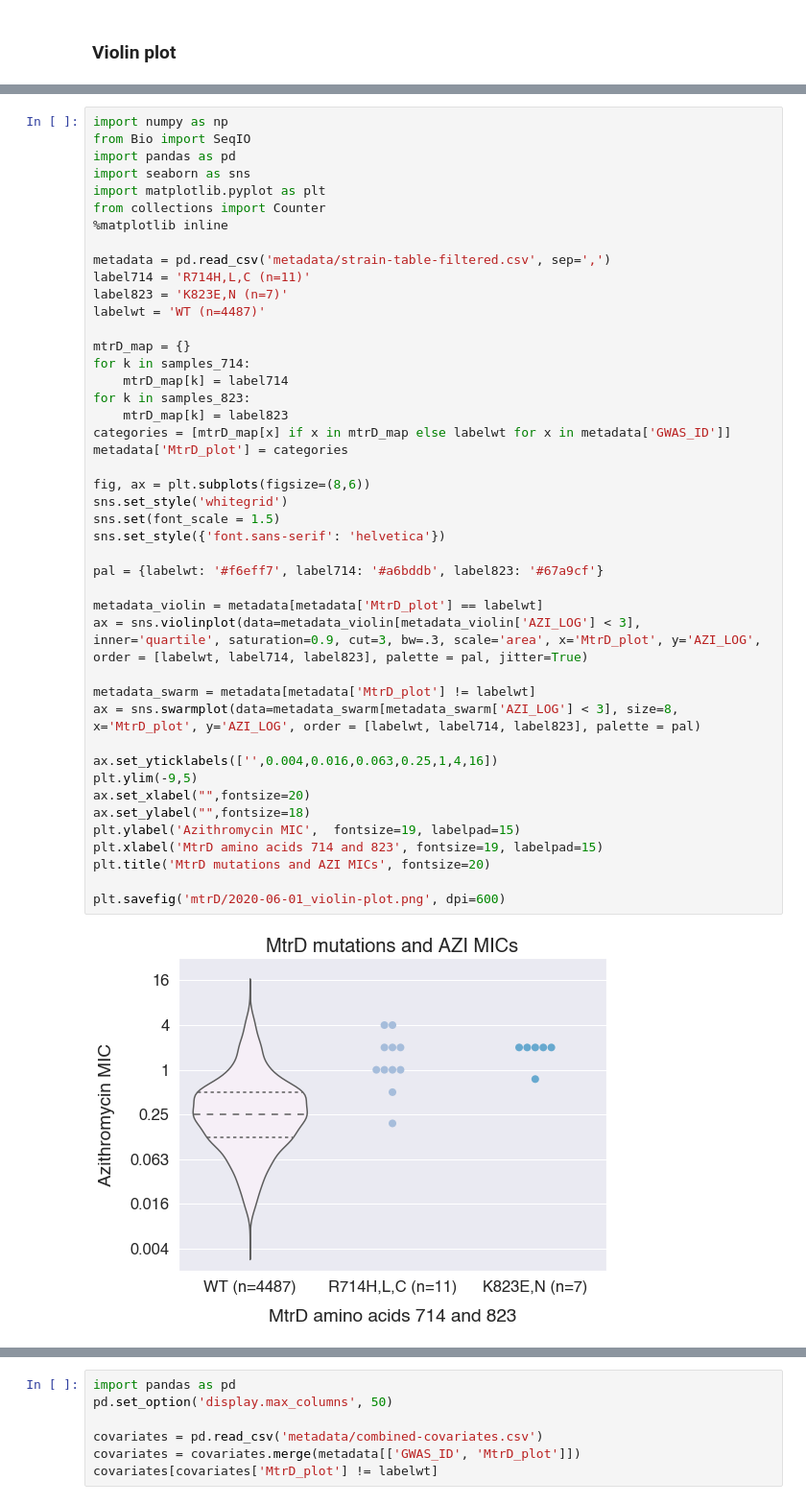
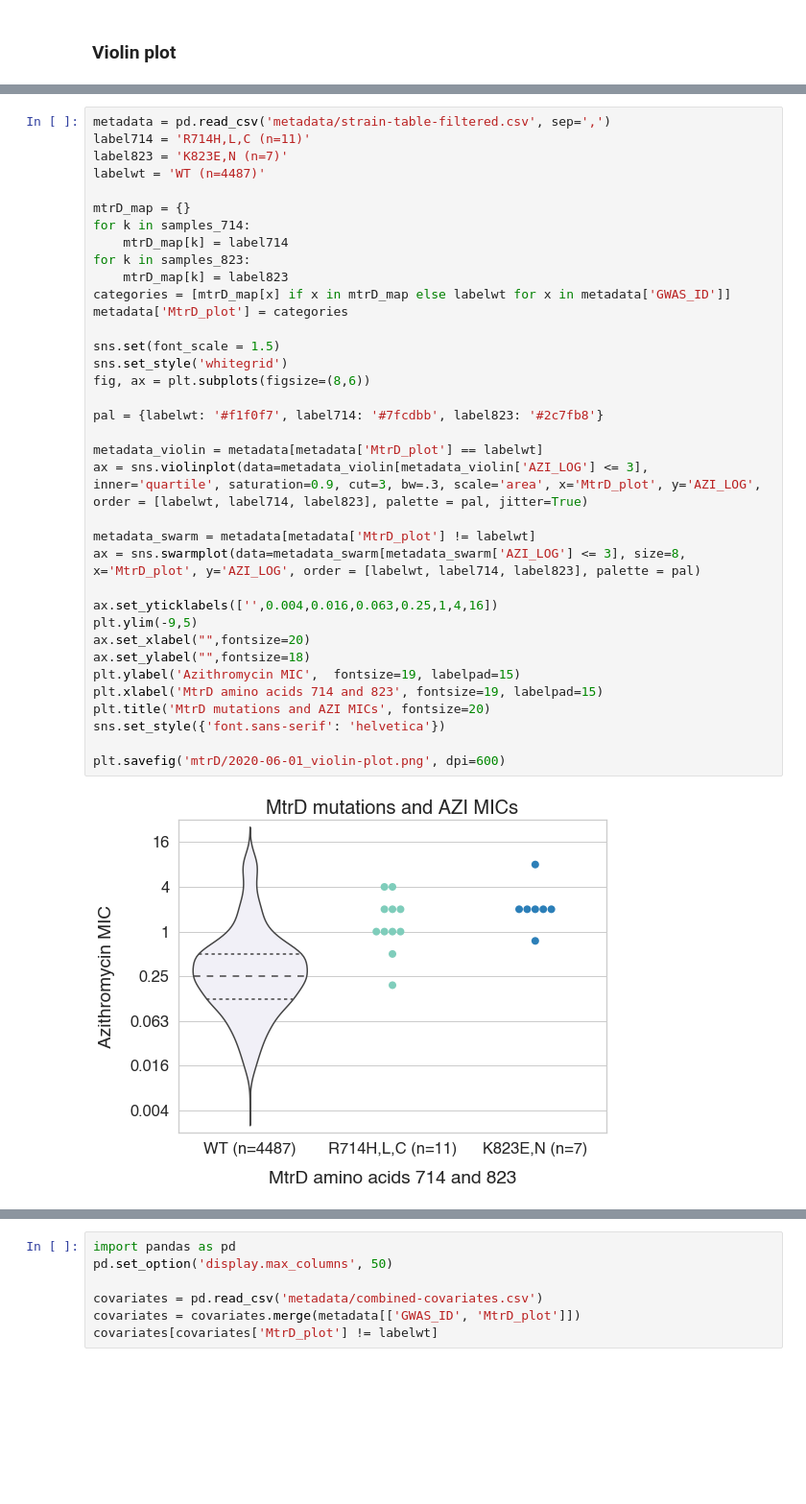
Before and after one commit to gradlab/mtrD-resistance, a Jupyter notebook: mtrD-resistance-notebook.ipynb, the cells around one changed output, grey strips where cells are left out. Shown: that part at 96% size. Drawn from its saved outputs; the diff is of its cells as text; blank space fills up the shorter version.

```diff
--- a/mtrD-resistance-notebook.ipynb
+++ b/mtrD-resistance-notebook.ipynb
@@ -178,49 +188,41 @@ metadata[metadata['GWAS_ID'].isin(samples_823)][['GWAS_ID', 'Azithromycin']]
 # %%
-import numpy as np
-from Bio import SeqIO
-import pandas as pd
-import seaborn as sns
-import matplotlib.pyplot as plt
-from collections import Counter
-%matplotlib inline
-
 metadata = pd.read_csv('metadata/strain-table-filtered.csv', sep=',')
 label714 = 'R714H,L,C (n=11)'
 label823 = 'K823E,N (n=7)'
 labelwt = 'WT (n=4487)'
 
 mtrD_map = {}
 for k in samples_714:
     mtrD_map[k] = label714
 for k in samples_823:
     mtrD_map[k] = label823
 categories = [mtrD_map[x] if x in mtrD_map else labelwt for x in metadata['GWAS_ID']]
 metadata['MtrD_plot'] = categories
 
+sns.set(font_scale = 1.5)
+sns.set_style('whitegrid')
 fig, ax = plt.subplots(figsize=(8,6))
-sns.set_style('whitegrid')
-sns.set(font_scale = 1.5)
-sns.set_style({'font.sans-serif': 'helvetica'})
 
-pal = {labelwt: '#f6eff7', label714: '#a6bddb', label823: '#67a9cf'}
+pal = {labelwt: '#f1f0f7', label714: '#7fcdbb', label823: '#2c7fb8'}
 
 metadata_violin = metadata[metadata['MtrD_plot'] == labelwt]
-ax = sns.violinplot(data=metadata_violin[metadata_violin['AZI_LOG'] < 3], inner='quartile', saturation=0.9, cut=3, bw=.3, scale='area', x='MtrD_plot', y='AZI_LOG', order = [labelwt, label714, label823], palette = pal, jitter=True)
+ax = sns.violinplot(data=metadata_violin[metadata_violin['AZI_LOG'] <= 3], inner='quartile', saturation=0.9, cut=3, bw=.3, scale='area', x='MtrD_plot', y='AZI_LOG', order = [labelwt, label714, label823], palette = pal, jitter=True)
 
 metadata_swarm = metadata[metadata['MtrD_plot'] != labelwt]
-ax = sns.swarmplot(data=metadata_swarm[metadata_swarm['AZI_LOG'] < 3], size=8, x='MtrD_plot', y='AZI_LOG', order = [labelwt, label714, label823], palette = pal)
+ax = sns.swarmplot(data=metadata_swarm[metadata_swarm['AZI_LOG'] <= 3], size=8, x='MtrD_plot', y='AZI_LOG', order = [labelwt, label714, label823], palette = pal)
 
 ax.set_yticklabels(['',0.004,0.016,0.063,0.25,1,4,16])
 plt.ylim(-9,5)
 ax.set_xlabel("",fontsize=20)
 ax.set_ylabel("",fontsize=18)
 plt.ylabel('Azithromycin MIC',  fontsize=19, labelpad=15)
 plt.xlabel('MtrD amino acids 714 and 823', fontsize=19, labelpad=15)
 plt.title('MtrD mutations and AZI MICs', fontsize=20)
+sns.set_style({'font.sans-serif': 'helvetica'})
 
 plt.savefig('mtrD/2020-06-01_violin-plot.png', dpi=600)
 # %% [output]
-[figure, old version]
+[figure, new version]
 # %% [markdown]
 ### Other resistance genes
 
```
Also changed, not shown: parts of 6 cells of this notebook, 7 other files.
